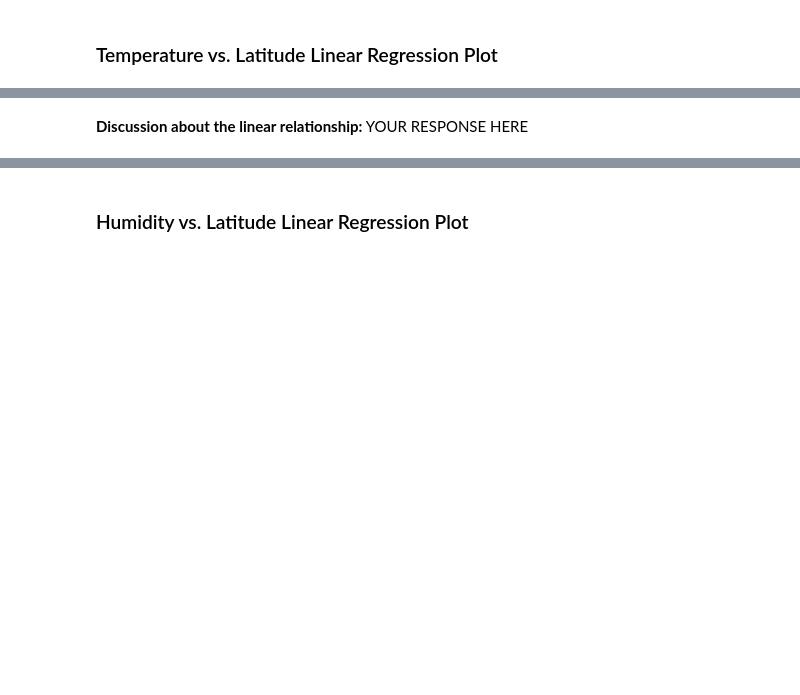
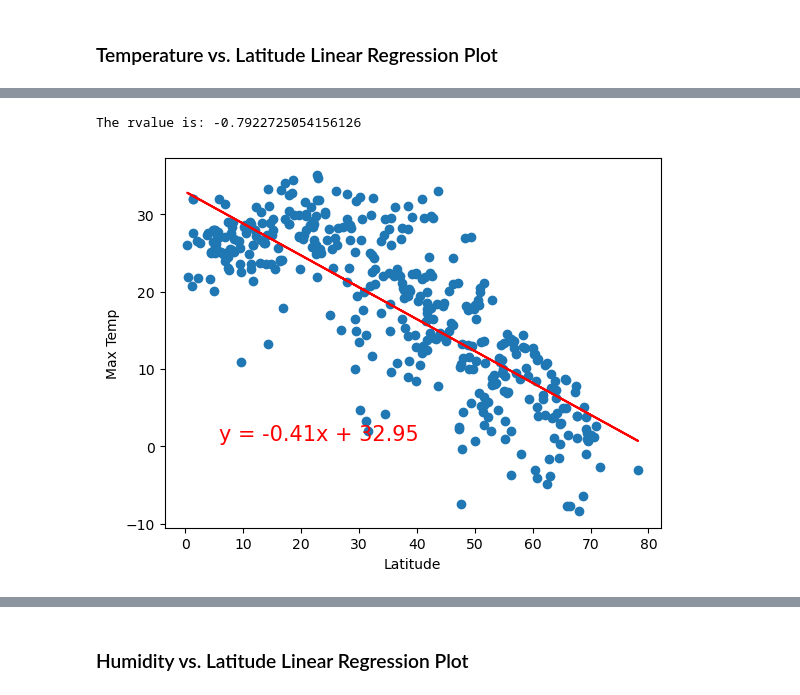
Before and after one commit to salvarenga25/pyhton-api-challenge, a Jupyter notebook: starter_code/WeatherPy.ipynb, the cells around one changed output, grey strips where cells are left out. Saved outputs shown, nothing was run; the diff lists cells and outputs as text; code cells hidden in the pictures; blank space fills up the shorter version.

```diff
--- a/starter_code/WeatherPy.ipynb
+++ b/starter_code/WeatherPy.ipynb
@@ -268,2 +266,15 @@ plt.show()
+# %%
+# Define a function to create Linear Regression plots
+
+def line_reg(xvalues,yvalues):
+    yvalues = yvalues.astype('float')
+    xvalues = xvalues.astype('float')
+    (slope,intercept, rvalue, pvalue, stderr)=linregress(xvalues, yvalues)
+    regress_values = xvalues * slope + intercept
+    line_eq = "y = " + str(round(slope,2)) + "x + " + str(round(intercept,2))
+    plt.plot(xvalues,regress_values, color='red')
+    plt.scatter(xvalues,yvalues)
+    print(f'The rvalue is: {rvalue}')
+    return line_eq
 # %%
 # Create a DataFrame with the Northern Hemisphere data (Latitude >= 0)
@@ -310,2 +311,12 @@ The r-value is: 0.4121057168607245
-# %% [markdown]
-**Discussion about the linear relationship:** YOUR RESPONSE HERE
+# %%
+# Linear regression on Northern Hemisphere
+xvalues1 = northern_hemi_df2['Lat']
+yvalues1 = northern_hemi_df2['Max Temp']
+ln_eq=line_reg(xvalues1,yvalues1)
+plt.xlabel("Latitude")
+plt.ylabel("Max Temp")
+plt.annotate(ln_eq, (5.8,0.8),fontsize = 15, color="red")
+plt.show()
+# %% [output]
+The rvalue is: -0.7922725054156126
+[figure, added]
```
Also changed, not shown: parts of 27 cells of this notebook, 1 other file.
